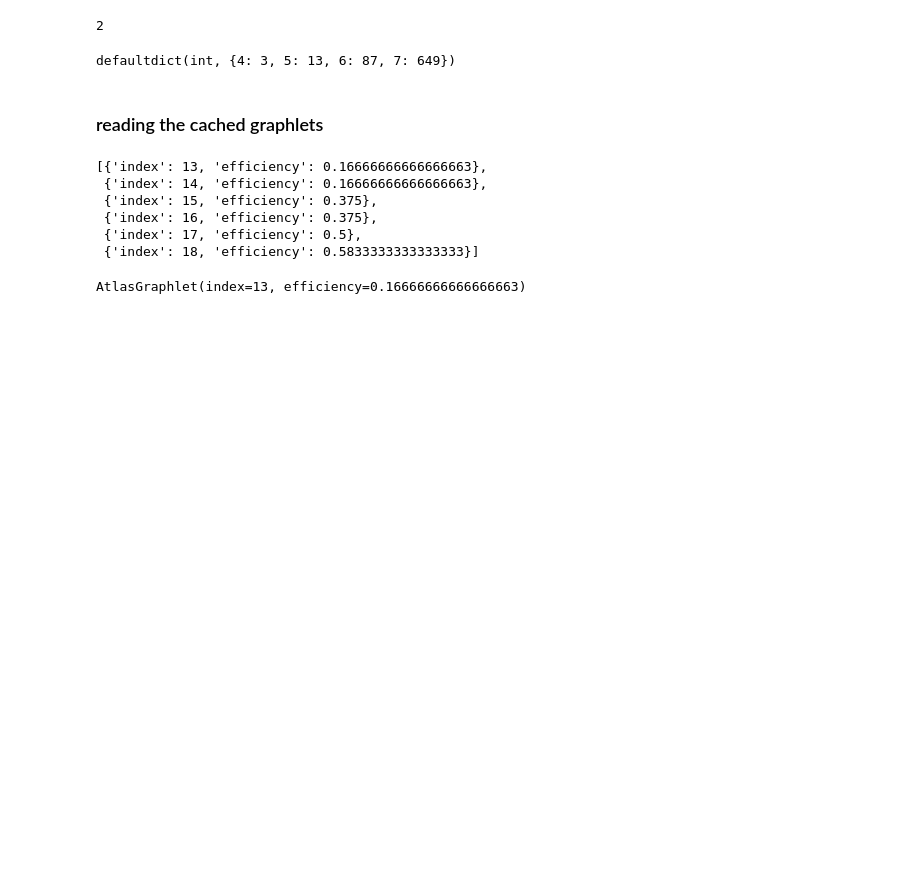
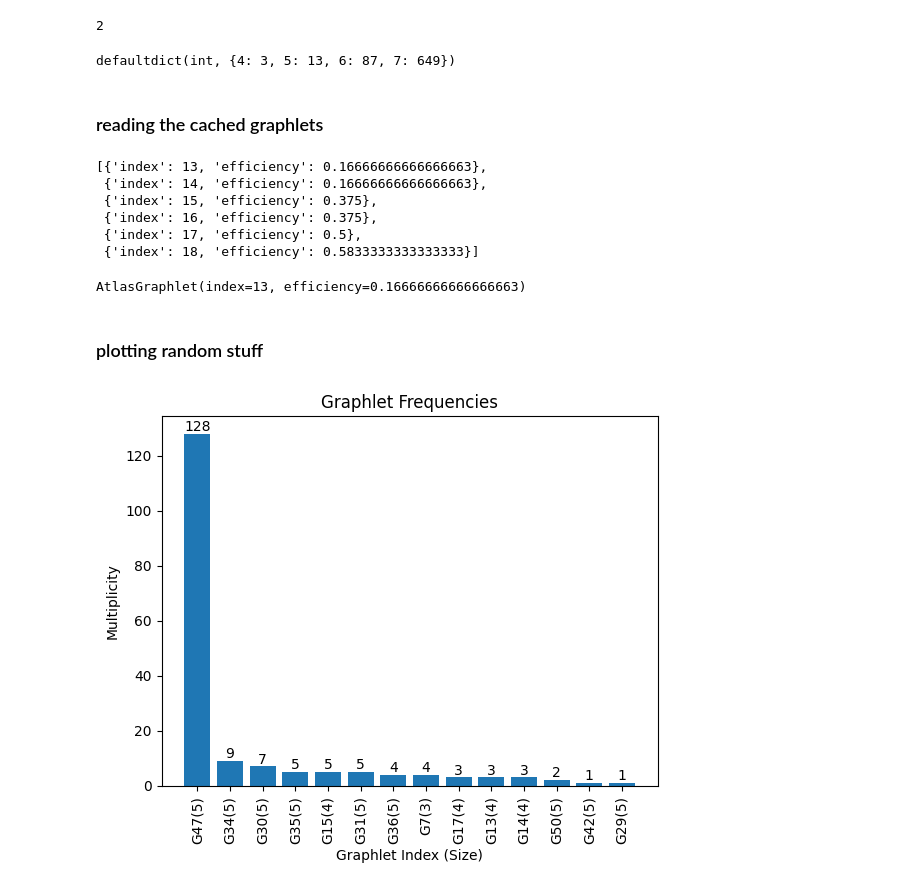
Before and after one commit to andrejjocic/mesh-compressor, a Jupyter notebook: src/repl.ipynb, the cells around one changed output. Cells and saved outputs as stored; diff of their text form; code cells hidden in the pictures; blank space fills up the shorter version.

```diff
--- a/src/repl.ipynb
+++ b/src/repl.ipynb
@@ -352,3 +352,39 @@ import graphlets
 graphlets.AtlasGraphlet(**atlas_efficiency[0])
 # %% [output]
 AtlasGraphlet(index=13, efficiency=0.16666666666666663)
+# %% [markdown]
+### plotting random stuff
+# %%
+import matplotlib.pyplot as plt
+
+# non_manif_hole.ply --max_graphlet 5
+graphlet_freqs = [
+    (128, 47, 5),  # multiplicity, index, graphlet size
+    (9, 34, 5),
+    (7, 30, 5),
+    (5, 35, 5),
+    (5, 15, 4),
+    (5, 31, 5),
+    (4, 36, 5),
+    (4, 7, 3),
+    (3, 17, 4),
+    (3, 13, 4),
+    (3, 14, 4),
+    (2, 50, 5),
+    (1, 42, 5),
+    (1, 29, 5),
+]
+
+plt.bar(range(len(graphlet_freqs)), [t[0] for t in graphlet_freqs])
+plt.xlabel('Graphlet Index (Size)')
+plt.ylabel('Multiplicity')
+plt.title('Graphlet Frequencies')
+plt.xticks(range(len(graphlet_freqs)), [f'G{i}({n})' for _, i, n in graphlet_freqs], rotation=90)
+
+# Add the actual number above each bar
+for i, freq in enumerate(graphlet_freqs):
+    plt.text(i, freq[0], str(freq[0]), ha='center', va='bottom')
+
+plt.show()
+# %% [output]
+[figure, added]
```
Also changed, not shown: 6 other files.
